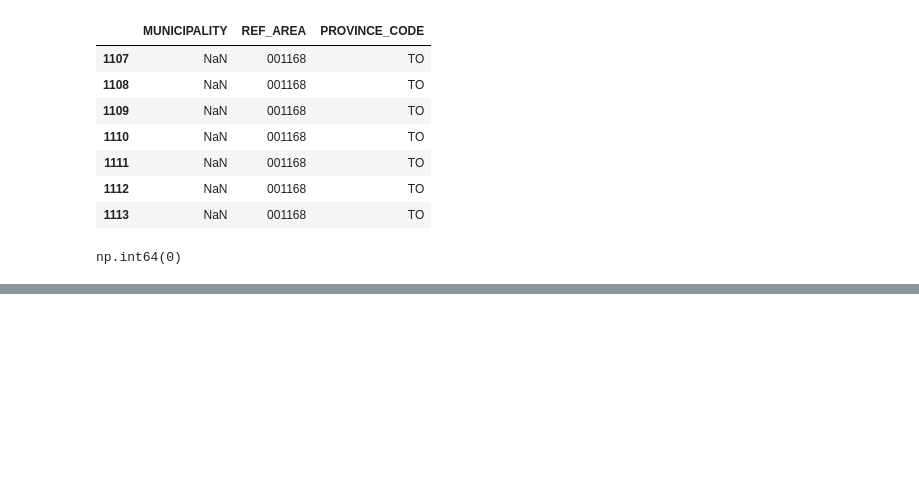
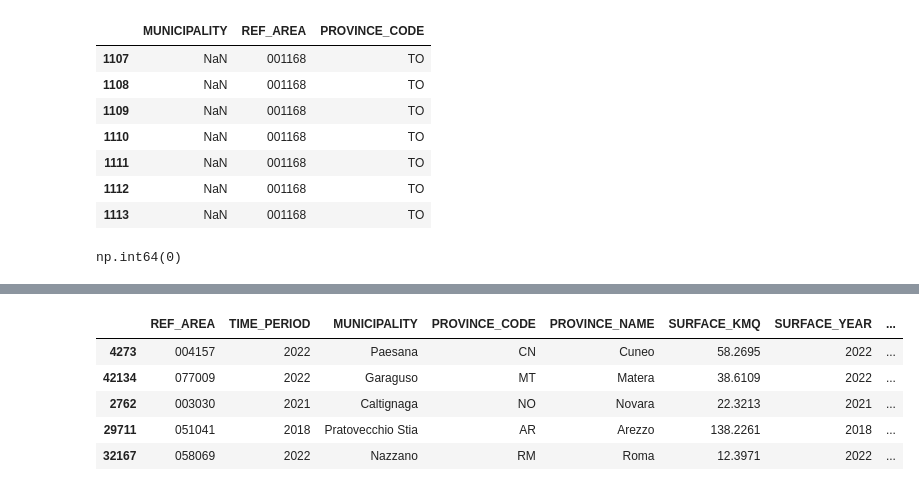
Before and after one commit to gretabarrale/boolean_capstone_project, a Jupyter notebook: fetching_data.ipynb, the cells around one changed output, grey strips where cells are left out. Drawn from its saved outputs; the diff is of its cells as text; code cells hidden in the pictures; blank space fills up the shorter version.

```diff
--- a/fetching_data.ipynb
+++ b/fetching_data.ipynb
@@ -531,0 +598,11 @@ np.int64(0)
+# %%
+# Reordering columns for better readability, placing PROVINCE_NAME right after PROVINCE_CODE
+df = df[['REF_AREA', 'TIME_PERIOD', 'MUNICIPALITY', 'PROVINCE_CODE', 'PROVINCE_NAME', 'SURFACE_KMQ', 'SURFACE_YEAR', 'POPULATION', 'POPULATION_YEAR', 'INJURED', 'KILLED', 'TOTAL_ACCIDENTS']]
+df.sample(5)
+# %% [output]
+|  | REF_AREA | TIME_PERIOD | MUNICIPALITY | PROVINCE_CODE | PROVINCE_NAME | SURFACE_KMQ | SURFACE_YEAR | ... |
+| 4273 | 004157 | 2022 | Paesana | CN | Cuneo | 58.2695 | 2022 | ... |
+| 42134 | 077009 | 2022 | Garaguso | MT | Matera | 38.6109 | 2022 | ... |
+| 2762 | 003030 | 2021 | Caltignaga | NO | Novara | 22.3213 | 2021 | ... |
+| 29711 | 051041 | 2018 | Pratovecchio Stia | AR | Arezzo | 138.2261 | 2018 | ... |
+| 32167 | 058069 | 2022 | Nazzano | RM | Roma | 12.3971 | 2022 | ... |
```
Also changed, not shown: parts of 9 cells of this notebook, 2 other files.
